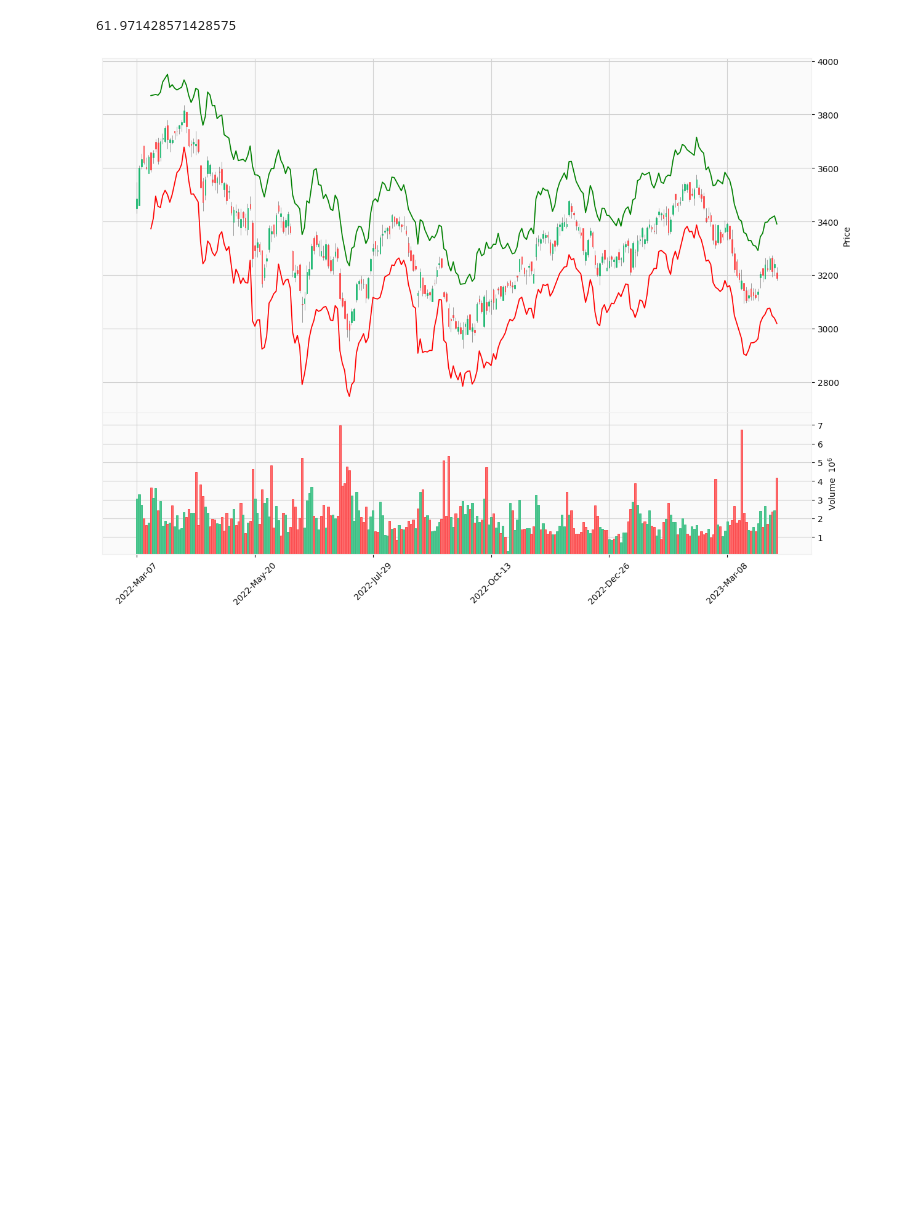
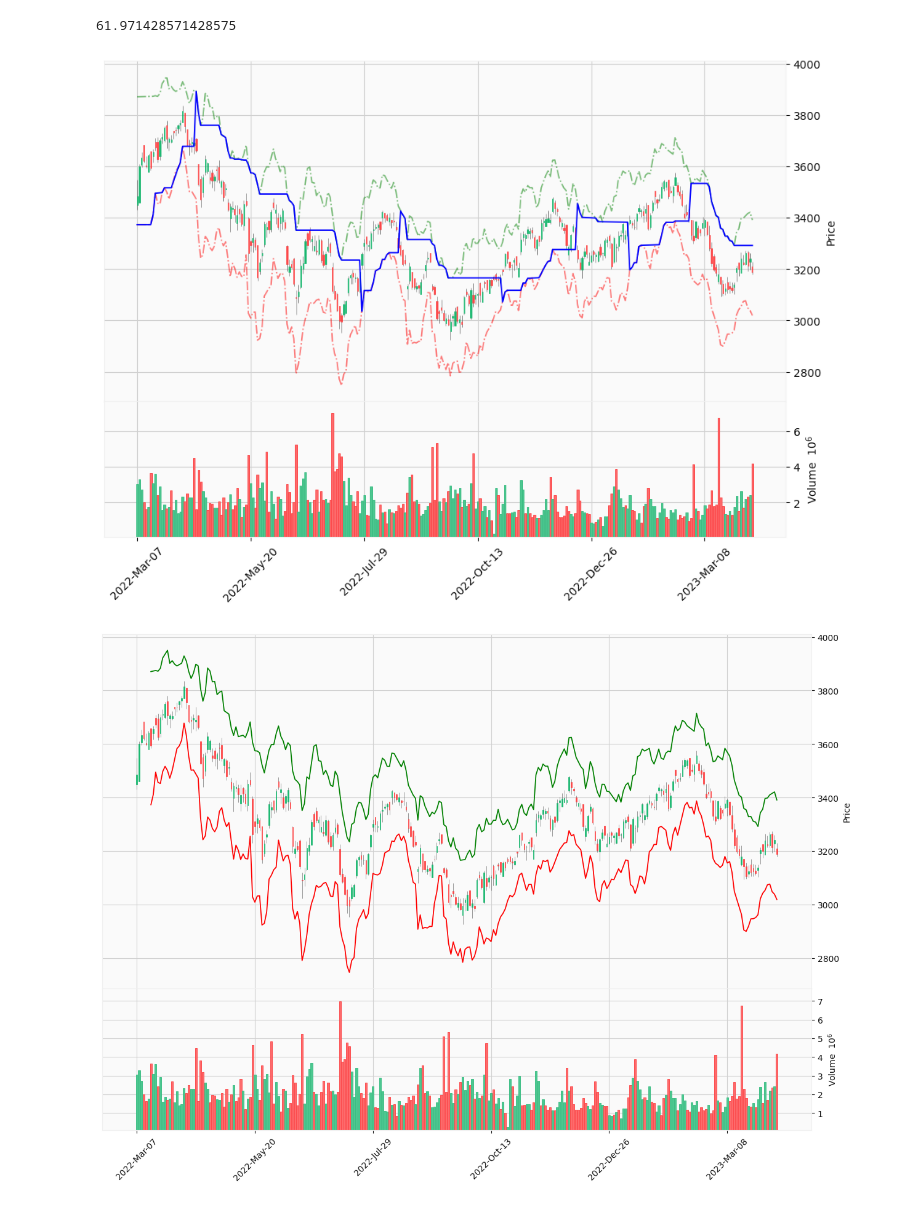
Before and after one commit to DanielGoldfarb/mplfinance, a Jupyter notebook: examples/Indicator_supertrend_testing.ipynb, the cells around one changed output. Saved outputs shown, nothing was run; the diff lists cells and outputs as text; code cells hidden in the pictures; blank space fills up the shorter version.

```diff
--- a/examples/Indicator_supertrend_testing.ipynb
+++ b/examples/Indicator_supertrend_testing.ipynb
@@ -83,0 +115,34 @@ tdf.head(30)
+# %%
+super_trend = [float('nan')]*len(tdf)
+# %%
+pub = tdf.ub[0]
+plb = tdf.lb[0]
+pst = tdf.lb[0]
+st  = 'lower'
+super_trend[0] = tdf.lb[0]
+
+for ix in range(1,len(tdf)):
+    cp = tdf.Close[ix]
+    if st == 'lower':
+        if cp < pst:
+            st = 'upper'
+            super_trend[ix] = tdf.ub[ix]
+            pub = tdf.ub[ix]
+        elif tdf.lb[ix] < plb:
+            super_trend[ix] = plb
+        else:
+            super_trend[ix] = tdf.lb[ix]
+            plb = tdf.lb[ix]
+    elif st == 'upper':
+        if cp > pst:
+            st = 'lower'
+            super_trend[ix] = tdf.lb[ix]
+            plb = tdf.lb[ix]
+        elif tdf.ub[ix] > pub:
+            super_trend[ix] = pub
+        else:
+            super_trend[ix] = tdf.ub[ix]
+            pub = tdf.ub[ix]
+    else:
+        raise ValueError('st must be `lower` or `upper`')
+    pst = super_trend[ix]
@@ -114,6 +202,18 @@ atr= 310.19999999999936
 atr= 372.1499999999992
 atr= 433.7999999999993
 61.971428571428575
+# %%
+ap = [mpf.make_addplot(tdf.ub,color='g',linestyle='-.',alpha=0.5),
+      mpf.make_addplot(tdf.lb,color='r',linestyle='-.',alpha=0.5),
+      mpf.make_addplot(super_trend,color='b')
+     ]
+# %%
+mpf.plot(tdf,volume=True,type='candle',style='yahoo',
+         addplot=ap,
+         figscale=1.5
+        )
+# %% [output]
+[figure, added]
 # %%
 #Function For Color Coding Supertrend
 def color(super_trend):
```
Also changed, not shown: parts of 3 cells of this notebook.
